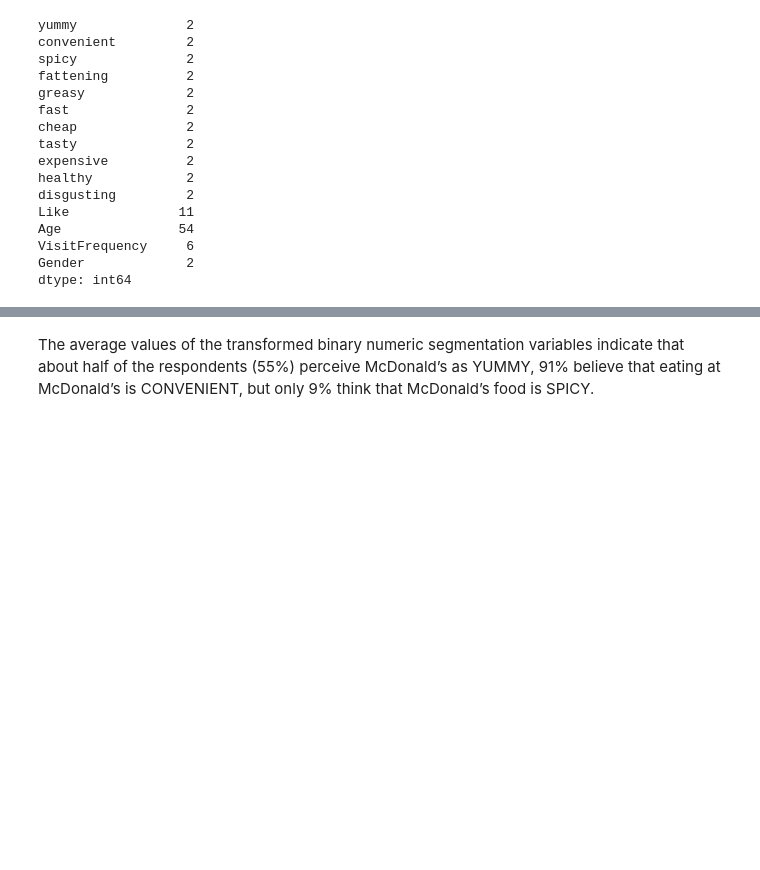
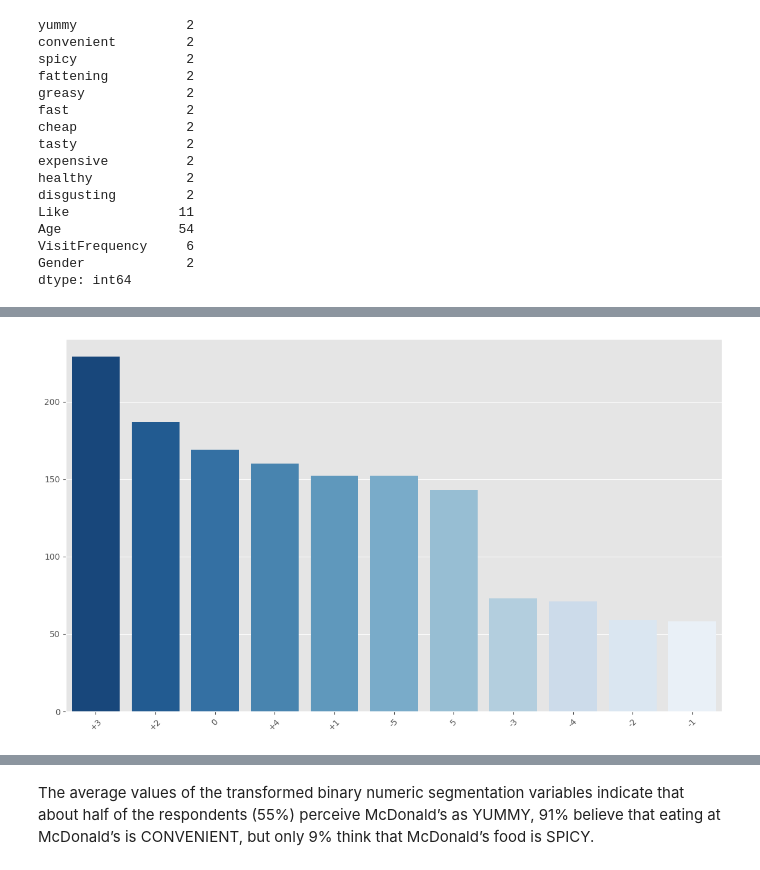
Before and after one commit to a-njan-a/McDonalds-Market-Segmentation, a Jupyter notebook: McDonalds_market_segmentation.ipynb, the cells around one changed output, grey strips where cells are left out. Cells and saved outputs as stored; diff of their text form; code cells hidden in the pictures; blank space fills up the shorter version.

```diff
--- a/McDonalds_market_segmentation.ipynb
+++ b/McDonalds_market_segmentation.ipynb
@@ -57,0 +66,8 @@ seg_data.head()
+# %%
+like = data['Like'].value_counts()
+plt.figure(figsize=(14,8))
+sns.barplot(x =like.index , y =like.values ,palette="Blues_r" )
+plt.xticks(rotation = 45)
+plt.show()
+# %% [output]
+[figure, added]
```
Also changed, not shown: parts of 14 cells of this notebook.
